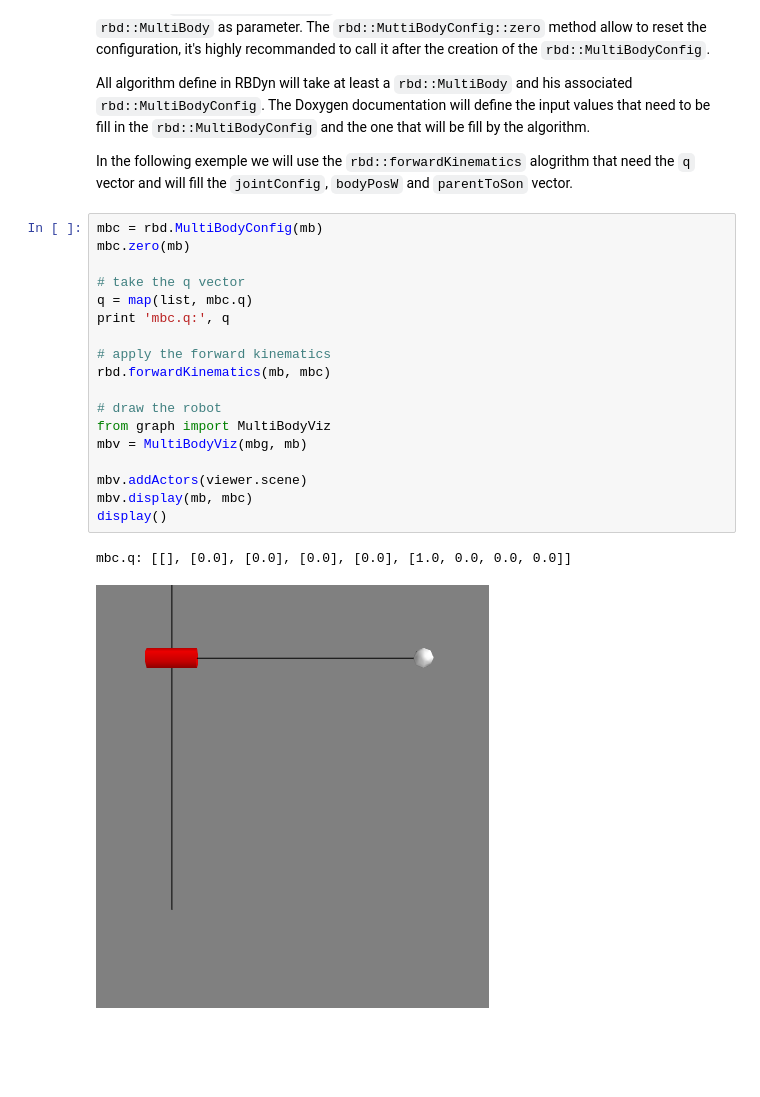
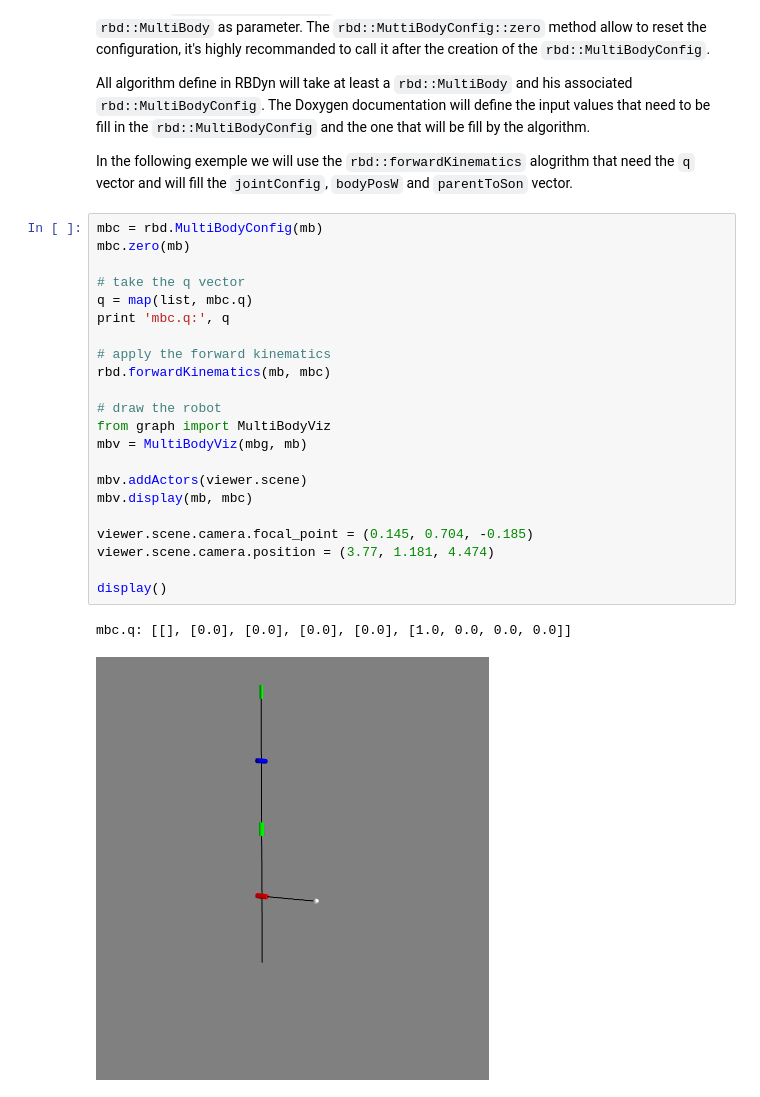
Before and after one commit to jrl-umi3218/sva_rbdyn_tutorials, a Jupyter notebook: MultiBody.ipynb, the cells around one changed output. Saved outputs shown, nothing was run; the diff lists cells and outputs as text; blank space fills up the shorter version.

Commit message:
Update camera position.

```diff
--- a/MultiBody.ipynb
+++ b/MultiBody.ipynb
@@ -532,24 +528,28 @@ In the following exemple we will use the `rbd::forwardKinematics` alogrithm that
 # %%
 mbc = rbd.MultiBodyConfig(mb)
 mbc.zero(mb)
 
 # take the q vector
 q = map(list, mbc.q)
 print 'mbc.q:', q
 
 # apply the forward kinematics
 rbd.forwardKinematics(mb, mbc)
 
 # draw the robot
 from graph import MultiBodyViz
 mbv = MultiBodyViz(mbg, mb)
 
 mbv.addActors(viewer.scene)
 mbv.display(mb, mbc)
+
+viewer.scene.camera.focal_point = (0.145, 0.704, -0.185)
+viewer.scene.camera.position = (3.77, 1.181, 4.474)
+
 display()
 # %% [output]
 mbc.q: [[], [0.0], [0.0], [0.0], [0.0], [1.0, 0.0, 0.0, 0.0]]
-[figure, old version]
+[figure, new version]
 # %%
 # update the q vector
 
```
Also changed, not shown: parts of 2 cells of this notebook, 4 other files.
